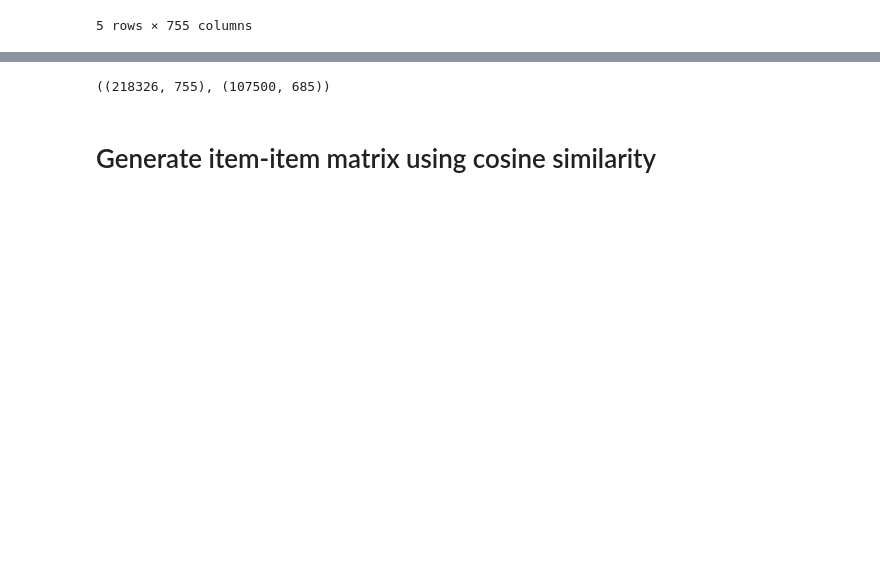
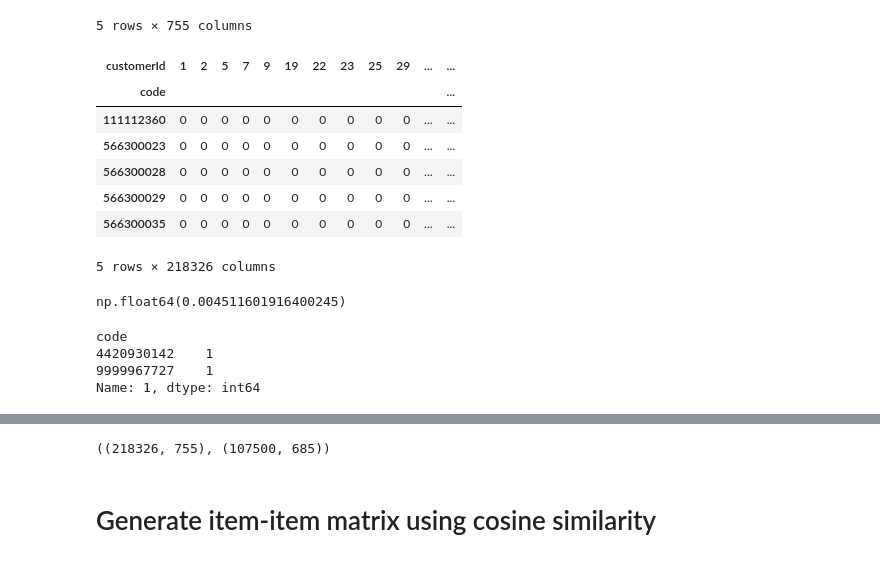
Before and after one commit to medvidov/middleby-DE-test, a Jupyter notebook: middleby_de.ipynb, the cells around one changed output, grey strips where cells are left out. Drawn from its saved outputs; the diff is of its cells as text; code cells hidden in the pictures; blank space fills up the shorter version.

Commit message:
Reworked item_based_cf to better account for other users purchasing the items.

```diff
--- a/middleby_de.ipynb
+++ b/middleby_de.ipynb
@@ -173,6 +165,33 @@ train_matrix.head()
 | 7 | 0 | 0 | 0 | 0 | 0 | 0 | 0 | 0 | 0 | ... |
 | 9 | 0 | 0 | 0 | 0 | 0 | 0 | 0 | 0 | 0 | ... |
 5 rows × 755 columns
+# %%
+train_item_user_matrix = train_data.pivot_table(index='code', columns='customerId', values='units', aggfunc='sum', fill_value=0)
+train_item_user_matrix.head()
+# %% [output]
+| customerId | 1 | 2 | 5 | 7 | 9 | 19 | 22 | 23 | 25 | 29 | ... | ... |
+| code |  |  |  |  |  |  |  |  |  |  |  | ... |
+| 111112360 | 0 | 0 | 0 | 0 | 0 | 0 | 0 | 0 | 0 | 0 | ... | ... |
+| 566300023 | 0 | 0 | 0 | 0 | 0 | 0 | 0 | 0 | 0 | 0 | ... | ... |
+| 566300028 | 0 | 0 | 0 | 0 | 0 | 0 | 0 | 0 | 0 | 0 | ... | ... |
+| 566300029 | 0 | 0 | 0 | 0 | 0 | 0 | 0 | 0 | 0 | 0 | ... | ... |
+| 566300035 | 0 | 0 | 0 | 0 | 0 | 0 | 0 | 0 | 0 | 0 | ... | ... |
+5 rows × 218326 columns
+# %%
+# Get average number of purchases of a specific item from train_item_user_matrix
+
+item_purchases = train_item_user_matrix.loc[1480071124]
+item_purchases.mean()
+# %% [output]
+np.float64(0.004511601916400245)
+# %%
+# Locate items where number of units purchased is greater than 0 for a specific user
+train_matrix.loc[1][train_matrix.loc[1] > 0]
+# %% [output]
+code
+4420930142    1
+9999967727    1
+Name: 1, dtype: int64
 # %%
 # Create collaborative filtering matrix for test data
 test_matrix = test_data.pivot_table(index='customerId', columns='code', values='units', aggfunc='sum', fill_value=0)
```
Also changed, not shown: parts of 16 cells of this notebook.
